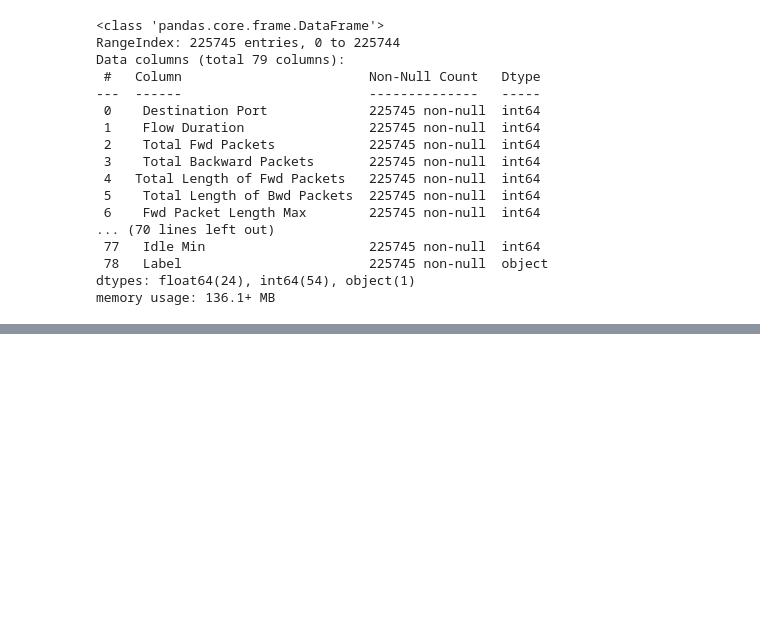
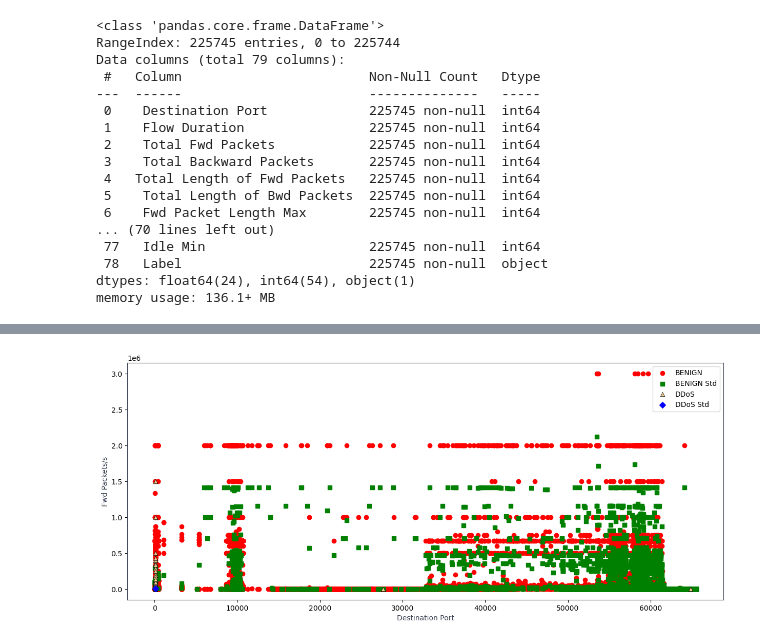
Before and after one commit to KONI-code2023/112_1_AppliedProgramDesign, a Jupyter notebook: Assignment_08/Assignment_08.ipynb, the cells around one changed output, grey strips where cells are left out. Saved outputs shown, nothing was run; the diff lists cells and outputs as text; code cells hidden in the pictures; blank space fills up the shorter version.

```diff
--- a/Assignment_08/Assignment_08.ipynb
+++ b/Assignment_08/Assignment_08.ipynb
@@ -52,3 +60,3 @@ plt.show()
 # %%
-dataset_normal = dataset[dataset[" Label"] == "BENIGN"]
-dataset_attack = dataset[dataset[" Label"] != "BENIGN"]
+benign_data = dataset[dataset[' Label'] == 'BENIGN']
+ddos_data = dataset[dataset[' Label'] == 'DDoS']
@@ -54,0 +81,18 @@ dataset_attack = dataset[dataset[" Label"] != "BENIGN"]
+# %%
+benign_std_dev = benign_data.groupby(' Destination Port')['Fwd Packets/s'].std()
+ddos_std_dev = ddos_data.groupby(' Destination Port')['Fwd Packets/s'].std()
+# %%
+plt.figure(figsize=(15, 6))
+
+plt.scatter(benign_data[' Destination Port'], benign_data['Fwd Packets/s'], c='red', marker='o', label='BENIGN')
+plt.scatter(benign_std_dev.index + 0.1, benign_std_dev, c='green', marker='s', label='BENIGN Std')
+plt.scatter(ddos_data[' Destination Port'], ddos_data['Fwd Packets/s'], c='#EBCB8B', marker='^', label='DDoS', edgecolors='black', linewidths=0.5)
+plt.scatter(ddos_std_dev.index + 0.1, ddos_std_dev, c='blue', marker='D', label='DDoS Std')
+
+plt.xlabel('Destination Port')
+plt.ylabel('Fwd Packets/s')
+
+plt.legend()
+plt.show()
+# %% [output]
+[figure, added]
```
Also changed, not shown: parts of 6 cells of this notebook, 20 other files.
